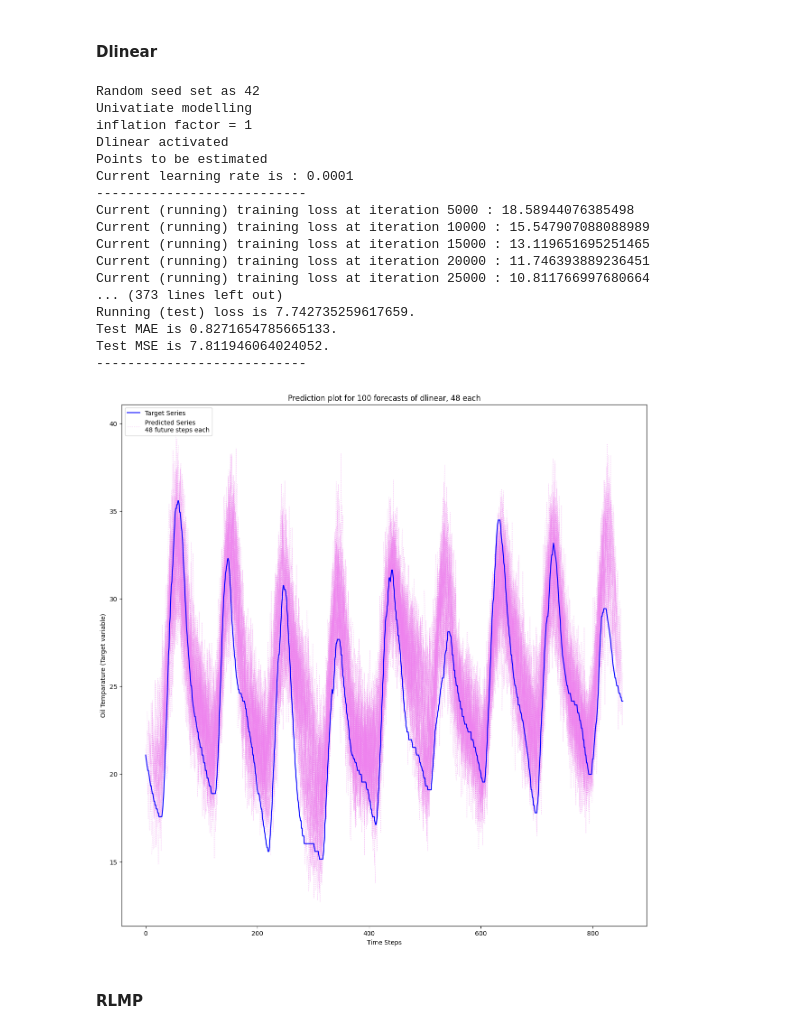
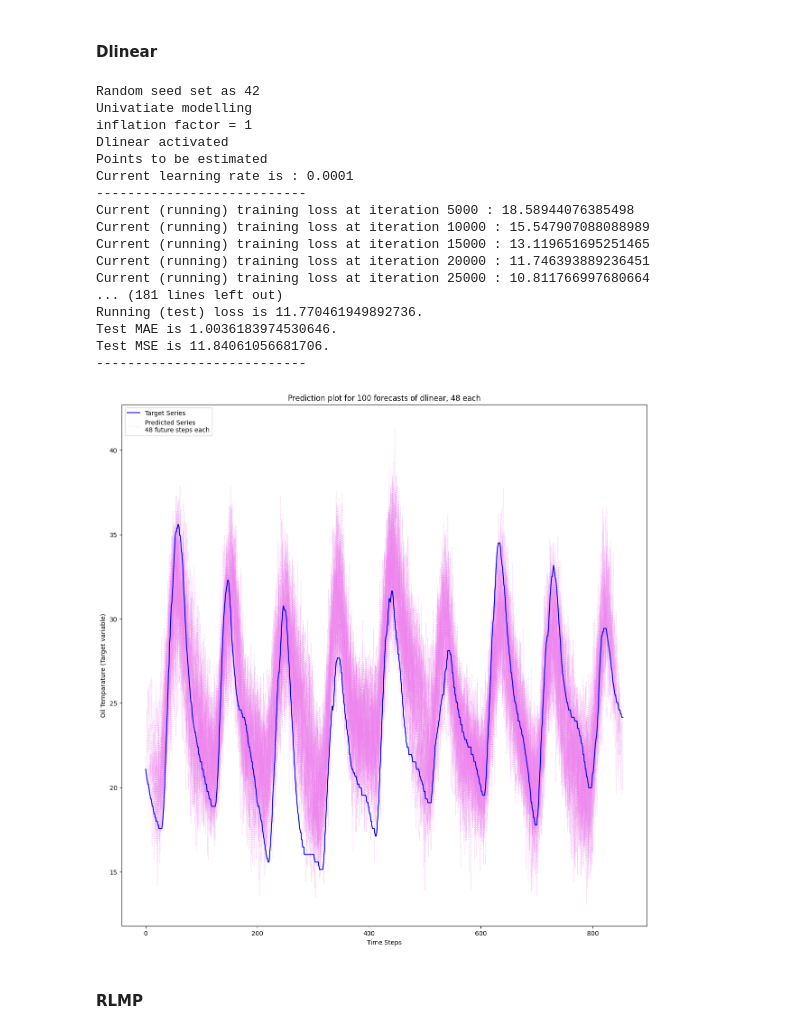
Before and after one commit to nickhanabah/time_series_experiment, a Jupyter notebook: experimentsETTm2.ipynb, the cells around one changed output. Cells and saved outputs as stored; diff of their text form; code cells hidden in the pictures.

```diff
--- a/experimentsETTm2.ipynb
+++ b/experimentsETTm2.ipynb
@@ -22,7 +22,7 @@ training_df, test_df = split_dataset(ETTm2, remain_same = False)
 p_lag = 96
 future_steps = 48
 batch_size = 8
-epochs = 16
+epochs = 8
 learning_rate=1.e-4
 decomp_kernel_size = 24
 number_of_forecasts = 100
@@ -31,6 +31,7 @@ feature_columns = [i for i in training_df.columns]
 modelling_task = 'univariate'
 n_continous_features=7
 n_categorial_features=5
+dataset_name = 'ETTm2'
 # %% [markdown]
 #### ETTm2
 # %% [markdown]
@@ -92,41 +81,41 @@ plt.plot(targets[1,0,:].tolist(), 'b')
 net = train(
             epochs = epochs,
             n_continous_features=n_continous_features,
             n_categorial_features=n_categorial_features,
             p_lag=  p_lag,
             future_steps = future_steps,
             training_df = training_df,
             validation_df = test_df,
             feature_columns = feature_columns,
             target_column = target_column,
             learning_rate=learning_rate ,
             decomp_kernel_size= decomp_kernel_size,
             batch_size=batch_size,
             model = 'dlinear',
             modelling_task = modelling_task,
+            dataset_name = dataset_name
             )
-
-test_data = DataLoader(TimeSeriesDataset(test_df,future_steps= future_steps, target_column = target_column,feature_columns=feature_columns,p_lag=p_lag), batch_size=batch_size,drop_last=True)
-plot_multistep_forecast(test_data=test_data, neural_net=net, future_steps=future_steps, number_of_forecasts=number_of_forecasts)
+test_data = DataLoader(TimeSeriesDataset(test_df, future_steps= future_steps, target_column = target_column,feature_columns=feature_columns,p_lag=p_lag), batch_size=batch_size,drop_last=True)
+plot_multistep_forecast(test_data=test_data, dataset_name = dataset_name, neural_net=net, future_steps=future_steps, number_of_forecasts=number_of_forecasts)
 # %% [output]
 Random seed set as 42
 Univatiate modelling
 inflation factor = 1
 Dlinear activated
 Points to be estimated
 Current learning rate is : 0.0001
 ---------------------------
 Current (running) training loss at iteration 5000 : 18.58944076385498
 Current (running) training loss at iteration 10000 : 15.547907088088989
 Current (running) training loss at iteration 15000 : 13.119651695251465
 Current (running) training loss at iteration 20000 : 11.746393889236451
 Current (running) training loss at iteration 25000 : 10.811766997680664
-... (373 lines left out)
-Running (test) loss is 7.742735259617659.
-Test MAE is 0.8271654785665133.
-Test MSE is 7.811946064024052.
+... (181 lines left out)
+Running (test) loss is 11.770461949892736.
+Test MAE is 1.0036183974530646.
+Test MSE is 11.84061056681706.
 ---------------------------
-[figure, old version]
+[figure, new version]
 # %% [markdown]
 #### RLMP
 # %%
```
Also changed, not shown: parts of 4 cells of this notebook, 17 other files.
